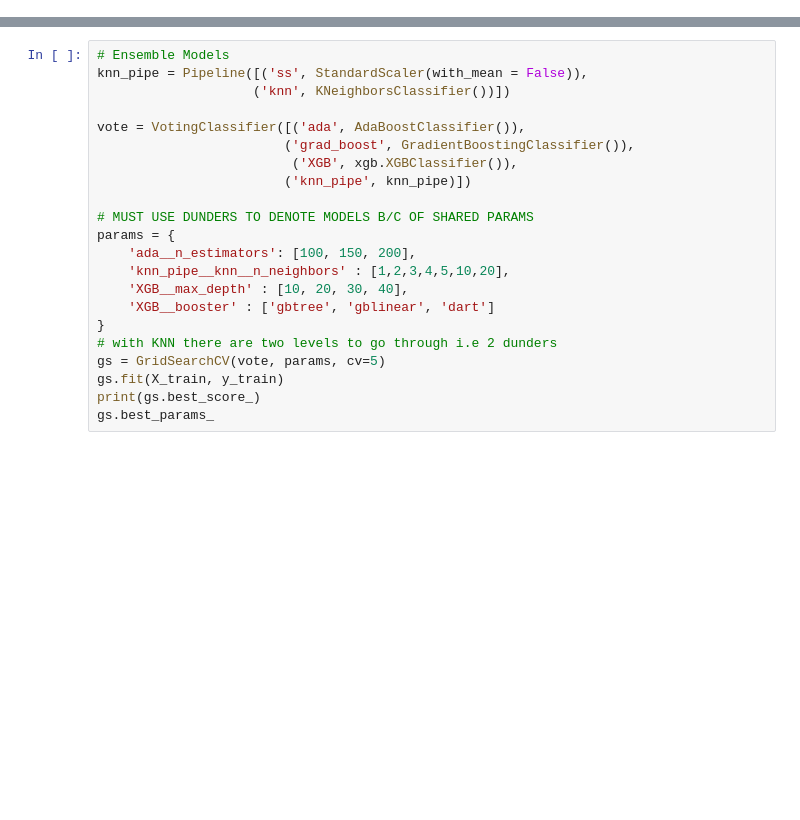
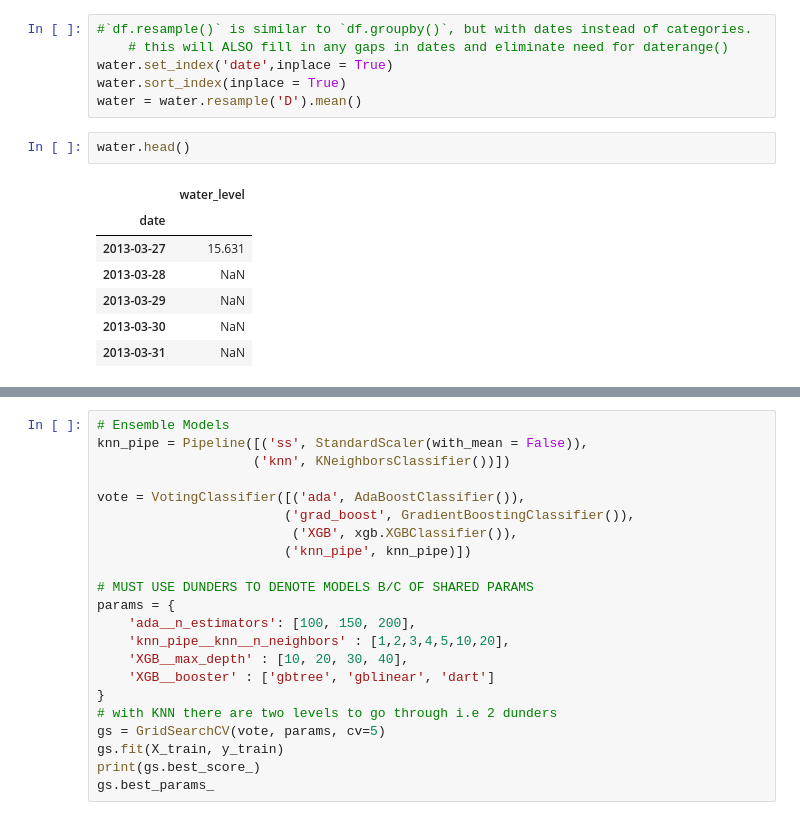
Before and after one commit to maxwiedmann/DSI_project_5__ee_water_levels, a Jupyter notebook: main.ipynb, the cells around one changed output, grey strips where cells are left out. Drawn from its saved outputs; the diff is of its cells as text; blank space fills up the shorter version.

```diff
--- a/main.ipynb
+++ b/main.ipynb
@@ -336,0 +90,16 @@ print(f"Our preliminary model will predict flood occurrence with {round((lr.scor
+# %%
+#`df.resample()` is similar to `df.groupby()`, but with dates instead of categories.
+    # this will ALSO fill in any gaps in dates and eliminate need for daterange()
+water.set_index('date',inplace = True)
+water.sort_index(inplace = True)
+water = water.resample('D').mean()
+# %%
+water.head()
+# %% [output]
+|  | water_level |
+| date |  |
+| 2013-03-27 | 15.631 |
+| 2013-03-28 | NaN |
+| 2013-03-29 | NaN |
+| 2013-03-30 | NaN |
+| 2013-03-31 | NaN |
```
Also changed, not shown: parts of 45 cells of this notebook, 4 other files.
